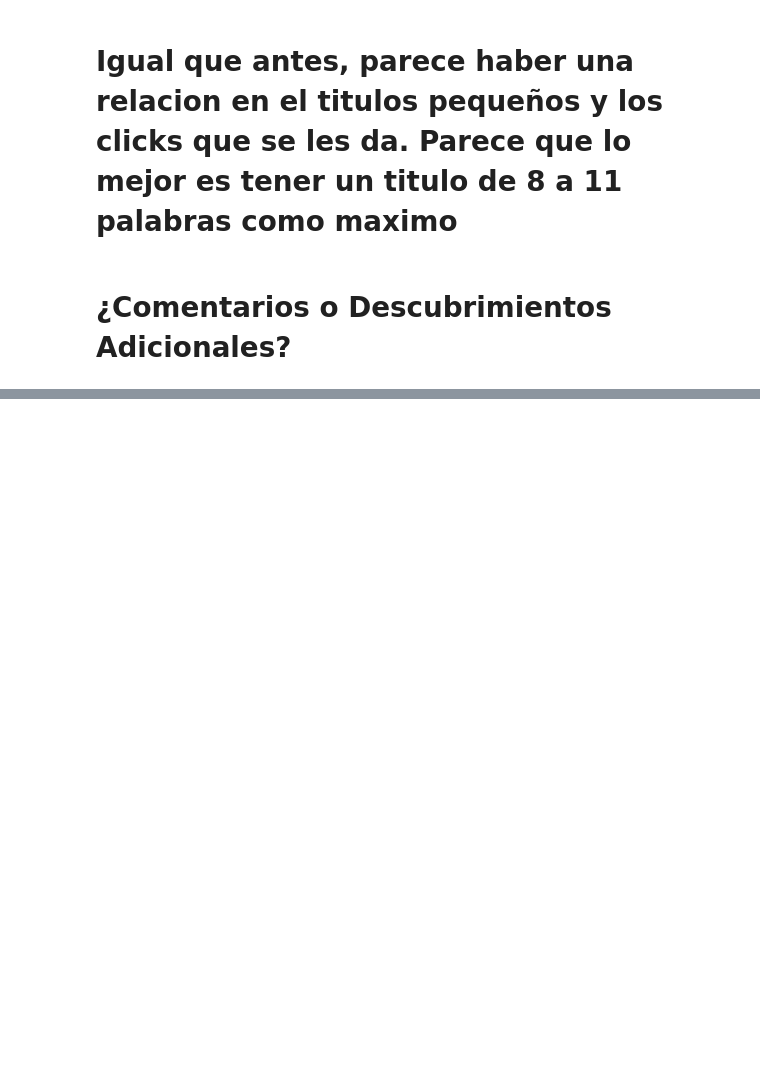
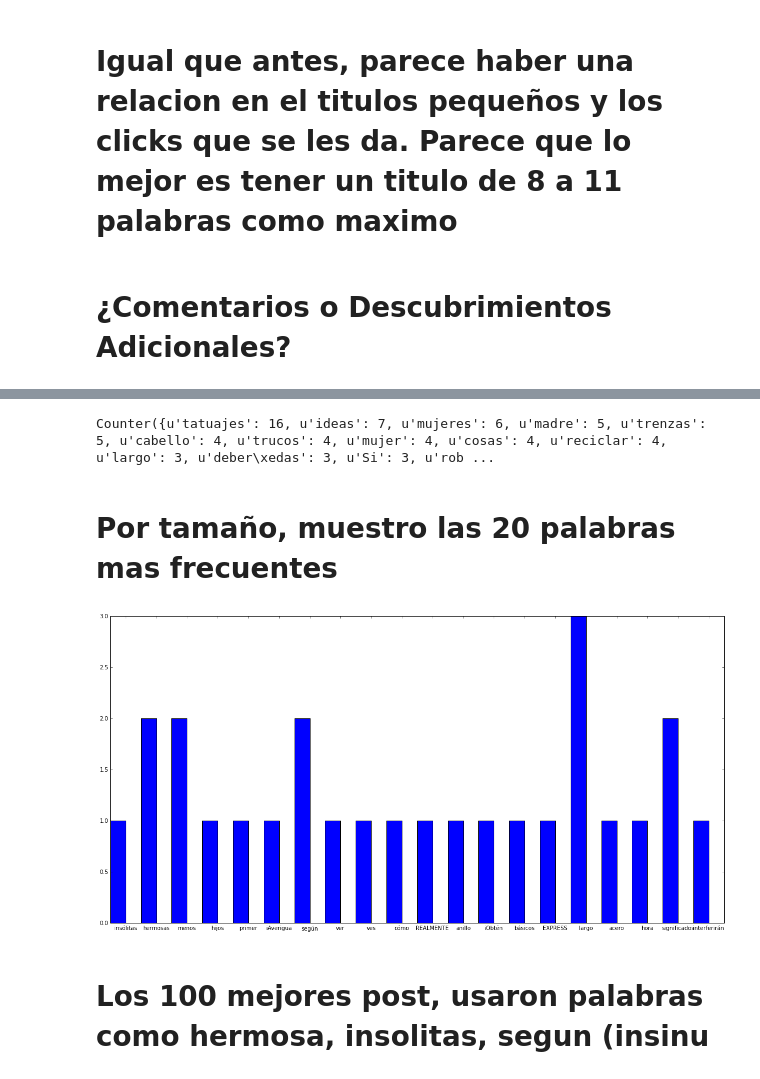
Before and after one commit to antero10/Batanga-Big-Data-Test, a Jupyter notebook: Batanga Media Data Analysis Test.ipynb, the cells around one changed output, grey strips where cells are left out. Drawn from its saved outputs; the diff is of its cells as text; code cells hidden in the pictures; blank space fills up the shorter version.

Commit message:
Top 100 post. Most Frequent words

```diff
--- a/Batanga Media Data Analysis Test.ipynb
+++ b/Batanga Media Data Analysis Test.ipynb
@@ -81,0 +99,28 @@ plt.ylabel("Views")
+# %%
+data_frame = data_frame.sort("Shares",ascending=False)
+# %%
+def removeStopWords( words ):
+     return [ word for word in words if word.lower()  not in stopwords.words('spanish') and not word.isdigit()]
+# %%
+words = [removeStopWords(a.split(" ")) for a in data_frame['Title'][0:100]]
+# %%
+result = Counter(chain.from_iterable(words))
+# %%
+print result
+# %% [output]
+Counter({u'tatuajes': 16, u'ideas': 7, u'mujeres': 6, u'madre': 5, u'trenzas': 5, u'cabello': 4, u'trucos': 4, u'mujer': 4, u'cosas': 4, u'reciclar': 4, u'largo': 3, u'deber\xedas': 3, u'Si': 3, u'rob ...
+# %% [markdown]
+# Por tamaño, muestro las 20 palabras mas frecuentes
+# %%
+plt.figure(figsize=(20,10))
+words = result.keys()[0:20]
+counts = result.values()[0:20]
+indexes = np.arange(len(words))
+width = 0.5
+plt.bar(indexes,counts, width)
+plt.xticks(indexes + width , words)
+plt.show()
+# %% [output]
+[figure, added]
+# %% [markdown]
+# Los 100 mejores post, usaron palabras como hermosa, insolitas, segun (insinu
```
Also changed, not shown: parts of 7 cells of this notebook.
